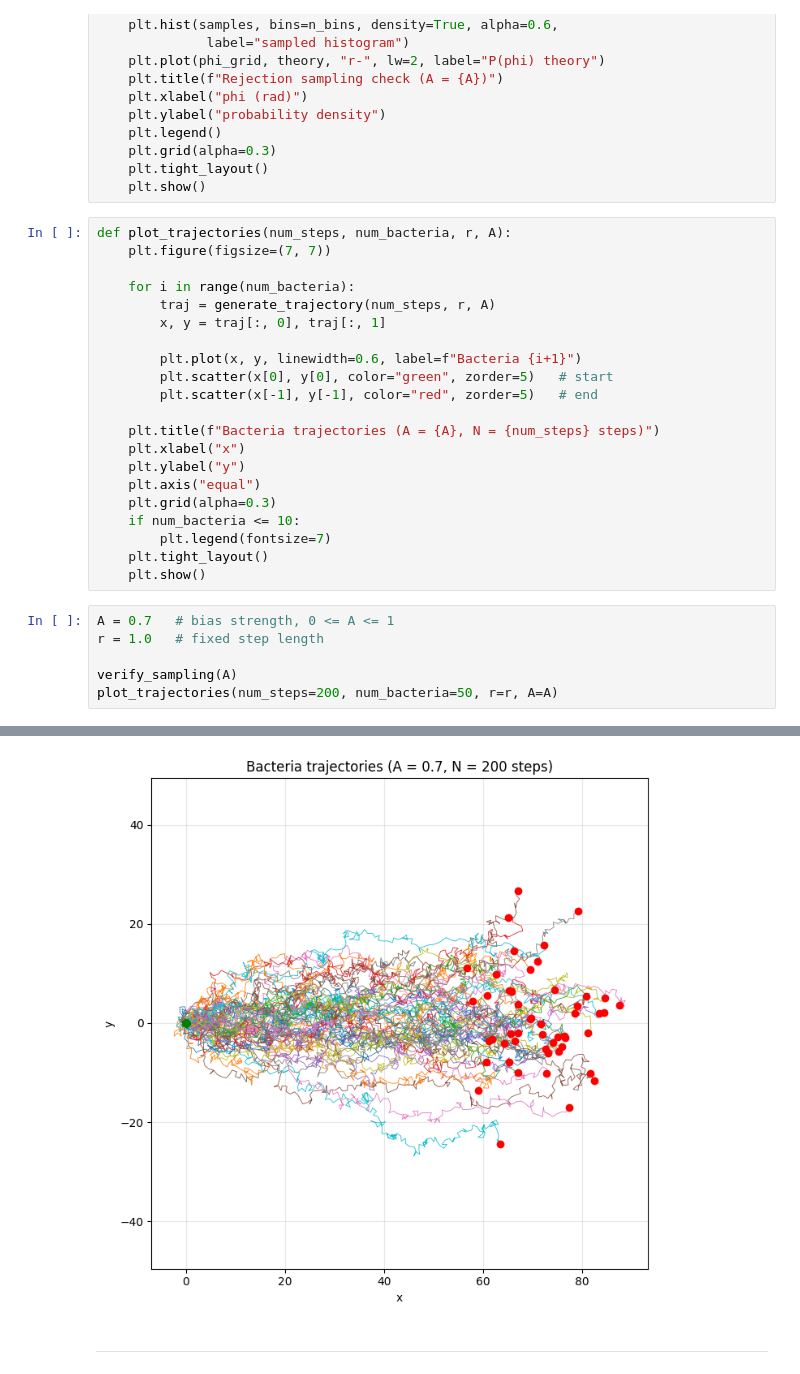
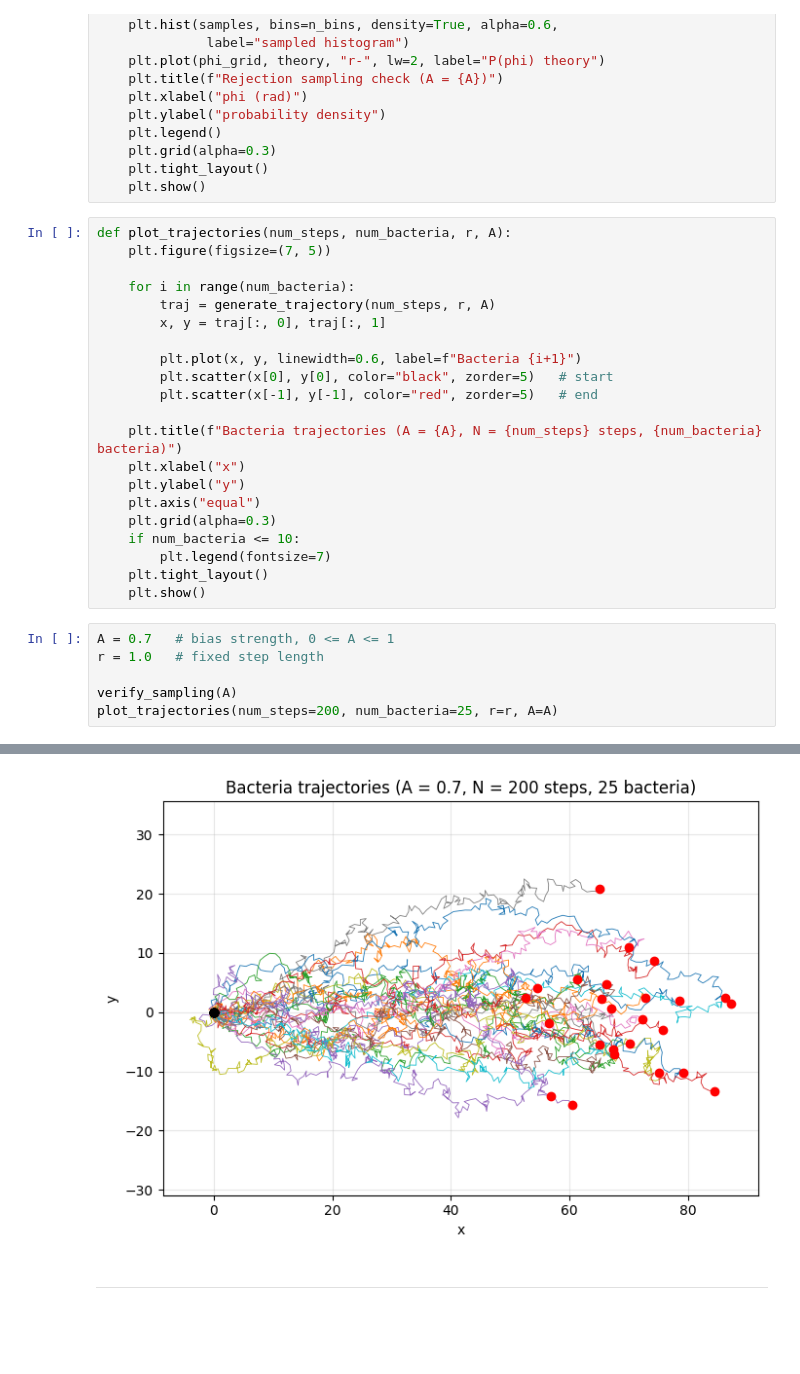
Before and after one commit to Stefan2o3u/ComputationPhysics, a Jupyter notebook: Assignment_2.ipynb, the cells around one changed output, grey strips where cells are left out. Saved outputs shown, nothing was run; the diff lists cells and outputs as text; blank space fills up the shorter version.

```diff
--- a/Assignment_2.ipynb
+++ b/Assignment_2.ipynb
@@ -87,17 +87,17 @@ def verify_sampling(A, n_samples=200_000, n_bins=60):
     plt.show()
 # %%
 def plot_trajectories(num_steps, num_bacteria, r, A):
-    plt.figure(figsize=(7, 7))
+    plt.figure(figsize=(7, 5))
 
     for i in range(num_bacteria):
         traj = generate_trajectory(num_steps, r, A)
         x, y = traj[:, 0], traj[:, 1]
 
         plt.plot(x, y, linewidth=0.6, label=f"Bacteria {i+1}")
-        plt.scatter(x[0], y[0], color="green", zorder=5)   # start
+        plt.scatter(x[0], y[0], color="black", zorder=5)   # start
         plt.scatter(x[-1], y[-1], color="red", zorder=5)   # end
 
-    plt.title(f"Bacteria trajectories (A = {A}, N = {num_steps} steps)")
+    plt.title(f"Bacteria trajectories (A = {A}, N = {num_steps} steps, {num_bacteria} bacteria)")
     plt.xlabel("x")
     plt.ylabel("y")
     plt.axis("equal")
@@ -111,5 +111,5 @@ A = 0.7   # bias strength, 0 <= A <= 1
 r = 1.0   # fixed step length
 
 verify_sampling(A)
-plot_trajectories(num_steps=200, num_bacteria=50, r=r, A=A)
+plot_trajectories(num_steps=200, num_bacteria=25, r=r, A=A)
 # %% [output]
@@ -117,3 +117,3 @@ plot_trajectories(num_steps=200, num_bacteria=50, r=r, A=A)
-[figure, old version]
+[figure, new version]
 # %% [markdown]
 ------------------------------------
```
Also changed, not shown: parts of 14 cells of this notebook.
